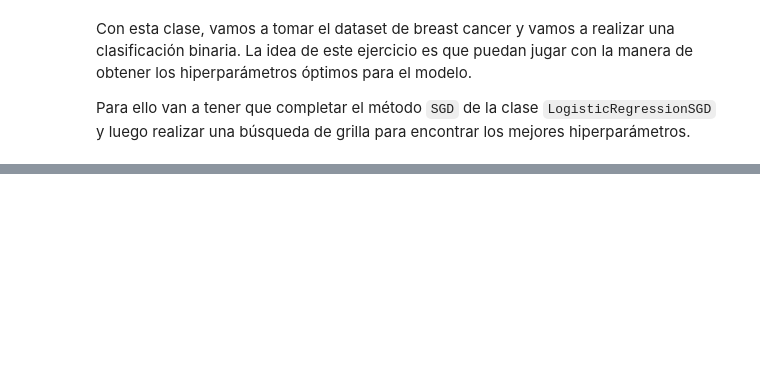
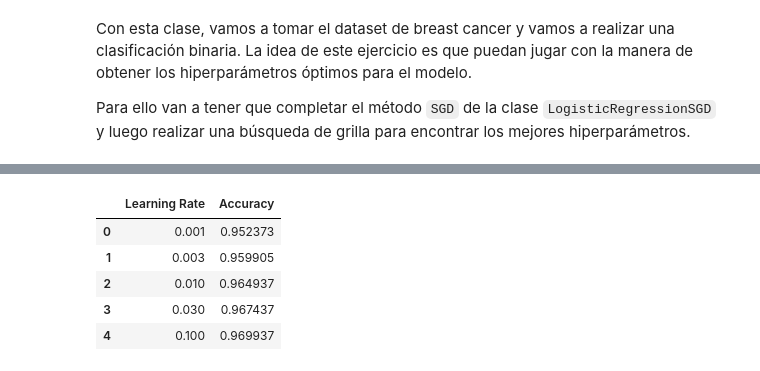
Before and after one commit to jcruz-ferreyra/CEIA_intro_ia, a Jupyter notebook: tp_integrador_resuelto/tpi_parte2_resuelto.ipynb, the cells around one changed output, grey strips where cells are left out. Drawn from its saved outputs; the diff is of its cells as text; code cells hidden in the pictures; blank space fills up the shorter version.

```diff
--- a/tp_integrador_resuelto/tpi_parte2_resuelto.ipynb
+++ b/tp_integrador_resuelto/tpi_parte2_resuelto.ipynb
@@ -302,7 +302,20 @@ for n, column in enumerate(X.columns):
     plt.subplot(3, 4, i)
     plt.scatter(df_results["noise"], df_results[column], alpha=0.02, c="orange", s=0.04)
 
-# Show the plot
+    plt.text(
+        0.5,
+        -0.1,
+        f"informative feature: {column}" if n < 2 else f"uninformative feature: {column}",
+        ha="center",
+        va="center",
+        transform=plt.gca().transAxes,
+    )
+
+    plt.xlabel("noise", fontsize=8)
+    plt.ylabel("coeficients", rotation=90, labelpad=5, fontsize=8)
+
+plt.suptitle("Coeficient distribution per noise amount for each feature", fontsize=12, fontweight="bold")
+
 plt.show()
 # %% [output]
 [figure]
@@ -649,7 +663,7 @@ Analice:
 2. Cómo afecto el _learning rate_ a estos algoritmos? Realice una simulación del mismo cambiando el `lr`.
 3. Compare en una curva de Perdida vs Epoch los dos algoritmos. Nota algo interesante?
 # %%
-def train_epoch(
+def _step(
     X_train: np.array,
     y_train: np.array,
     theta: np.array,
@@ -658,18 +672,18 @@ def train_epoch(
     batch_size: int = None,
 ):
     if stochastic:
-        permutation_idxs = np.random.permutation(X_train.shape[0])
-        for i in range(0, X_train.shape[0], batch_size):
+        permutation_idxs = np.random.permutation(len(y))
+        for i in range(0, len(y), batch_size):
             batch_idxs = permutation_idxs[i: i + batch_size]
             X_batch = X_train[batch_idxs, :]
             y_batch = y_train[batch_idxs]
 
             # Calculate new theta
             grad = calculate_gradient(X_batch, y_batch, theta)
-            theta = theta - (lr * grad)
+            theta -= (lr * grad)
     else:
         grad = calculate_gradient(X_train, y_train, theta)
-        theta = theta - (lr * grad)
+        theta -= lr * grad
     return theta
 
 
@@ -697,10 +711,12 @@ def GD(
     list_losses = []
     patience_state = patience
     for _ in tqdm(range(epochs)):
-        theta = train_epoch(X_train, y_train, theta, lr, batch_size, stochastic)
+        theta = _step(X_train, y_train, theta, lr, batch_size, stochastic)
         train_loss = np.mean((y_train - X_train.dot(theta)) ** 2)
         val_loss = np.mean((y_val - X_val.dot(theta)) ** 2)
         list_losses.append([train_loss, val_loss])
+
+        # Check early stopping conditions
         if val_loss > best_loss:
             patience_state -= 1
         else:
@@ -710,6 +726,7 @@ def GD(
                 patience_state = patience
             best_theta = theta.copy()
             best_loss = val_loss
+
         if patience_state == 0:
             break
 
@@ -1043,0 +1176,9 @@ X_train, X_test, y_train, y_test = train_test_split(X,y, test_size=0.2, random_s
+# %%
+pd.DataFrame([[lr, accuracy] for lr, accuracy in zip(lr_grid, list_accuracy)], columns=["Learning Rate", "Accuracy"])
+# %% [output]
+|  | Learning Rate | Accuracy |
+| 0 | 0.001 | 0.952373 |
+| 1 | 0.003 | 0.959905 |
+| 2 | 0.010 | 0.964937 |
+| 3 | 0.030 | 0.967437 |
+| 4 | 0.100 | 0.969937 |
```
Also changed, not shown: parts of 11 cells of this notebook.
